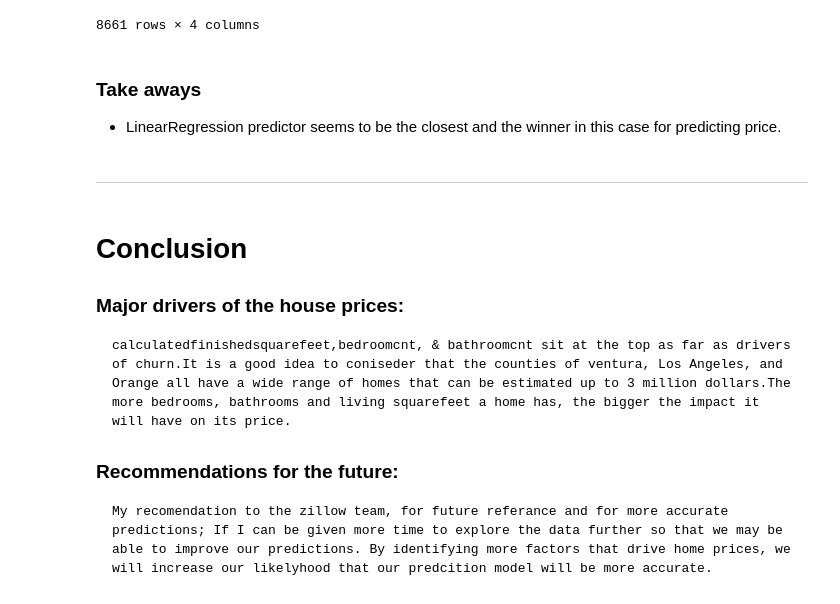
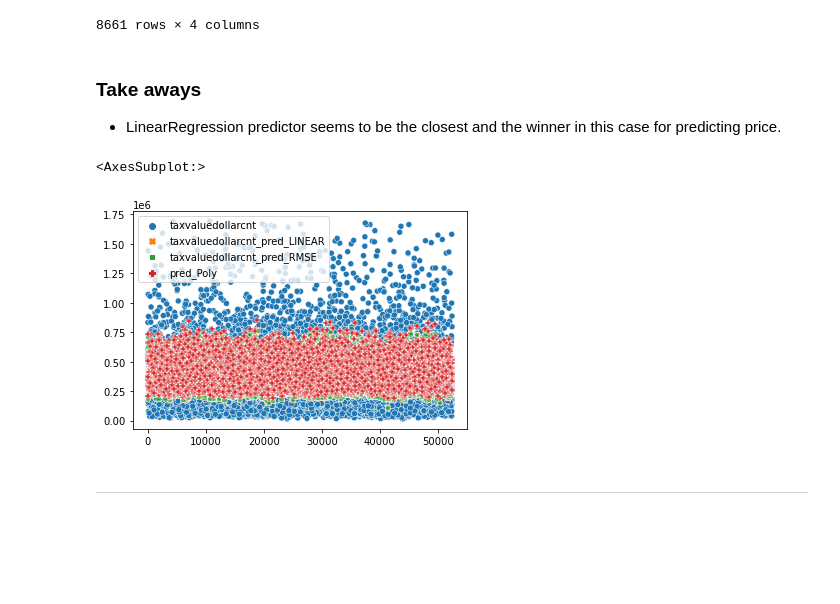
Before and after one commit to EribertoContreras/zillow_estimating_home_value, a Jupyter notebook: Regression_Project_Estimating_Home_Value.ipynb, the cells around one changed output. Drawn from its saved outputs; the diff is of its cells as text; code cells hidden in the pictures; blank space fills up the shorter version.

```diff
--- a/Regression_Project_Estimating_Home_Value.ipynb
+++ b/Regression_Project_Estimating_Home_Value.ipynb
@@ -907,19 +908,13 @@ y_test
 | 13963 | 160633.0 | 227182.503127 | 227676.989669 | 248583.451383 |
 | 20767 | 185000.0 | 194183.454247 | 194325.771470 | 216532.982152 |
 8661 rows × 4 columns
-# %% [markdown]
-### Take aways
-- LinearRegression predictor seems to be the closest and the winner in this case for predicting price.
-# %% [markdown]
-***
-# %% [markdown]
-# Conclusion
-
-### Major drivers of the house prices:
-
-    calculatedfinishedsquarefeet,bedroomcnt, & bathroomcnt sit at the top as far as drivers of churn.It is a good idea to coniseder that the counties of ventura, Los Angeles, and Orange all have a wide range of homes that can be estimated up to 3 million dollars.The more bedrooms, bathrooms and living squarefeet a home has, the bigger the impact it will have on its price.
-
-
-### Recommendations for the future:
-
-    My recomendation to the zillow team, for future referance and for more accurate predictions; If I can be given more time to explore the data further so that we may be able to improve our predictions. By identifying more factors that drive home prices, we will increase our likelyhood that our predcition model will be more accurate.
+# %% [markdown]
+### Take aways
+- LinearRegression predictor seems to be the closest and the winner in this case for predicting price.
+# %%
+sns.scatterplot(data = y_test)
+# %% [output]
+<AxesSubplot:>
+[figure, added]
+# %% [markdown]
+***
```
Also changed, not shown: parts of 47 cells of this notebook.
